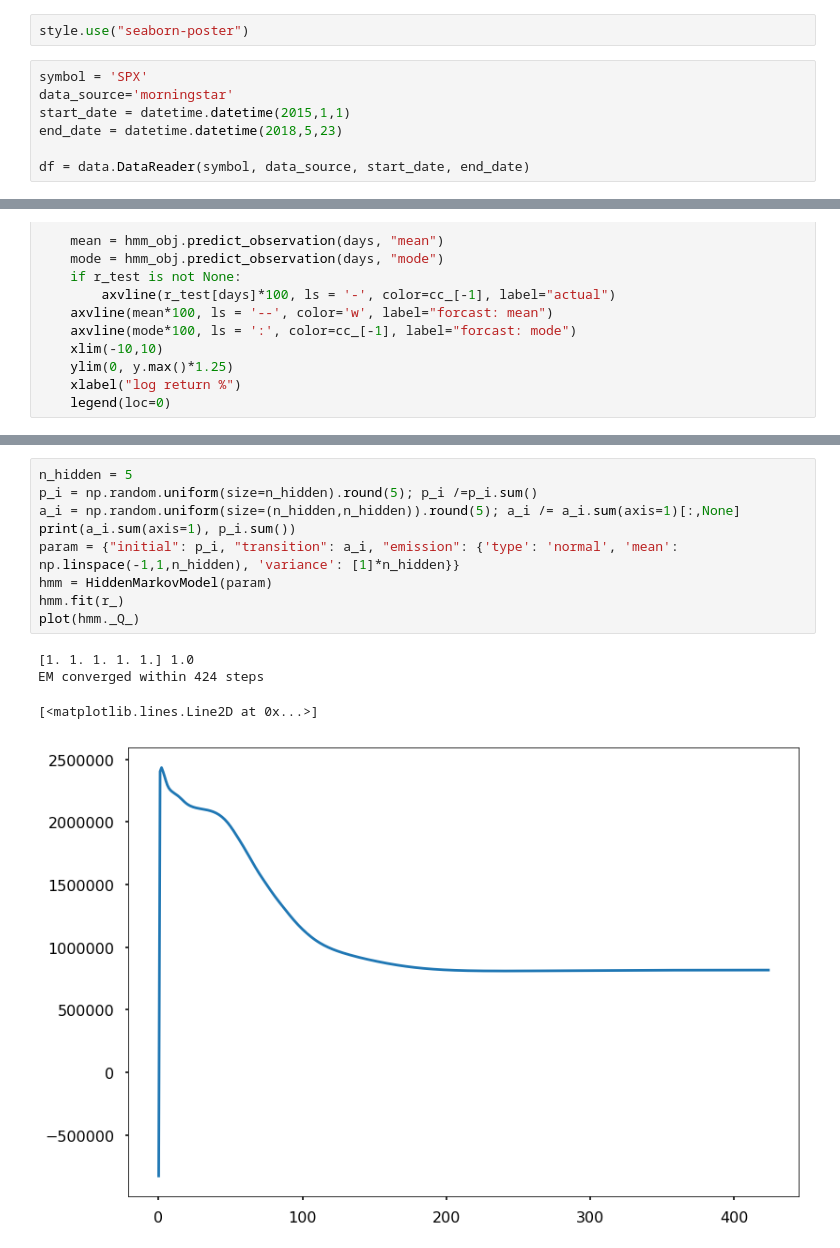
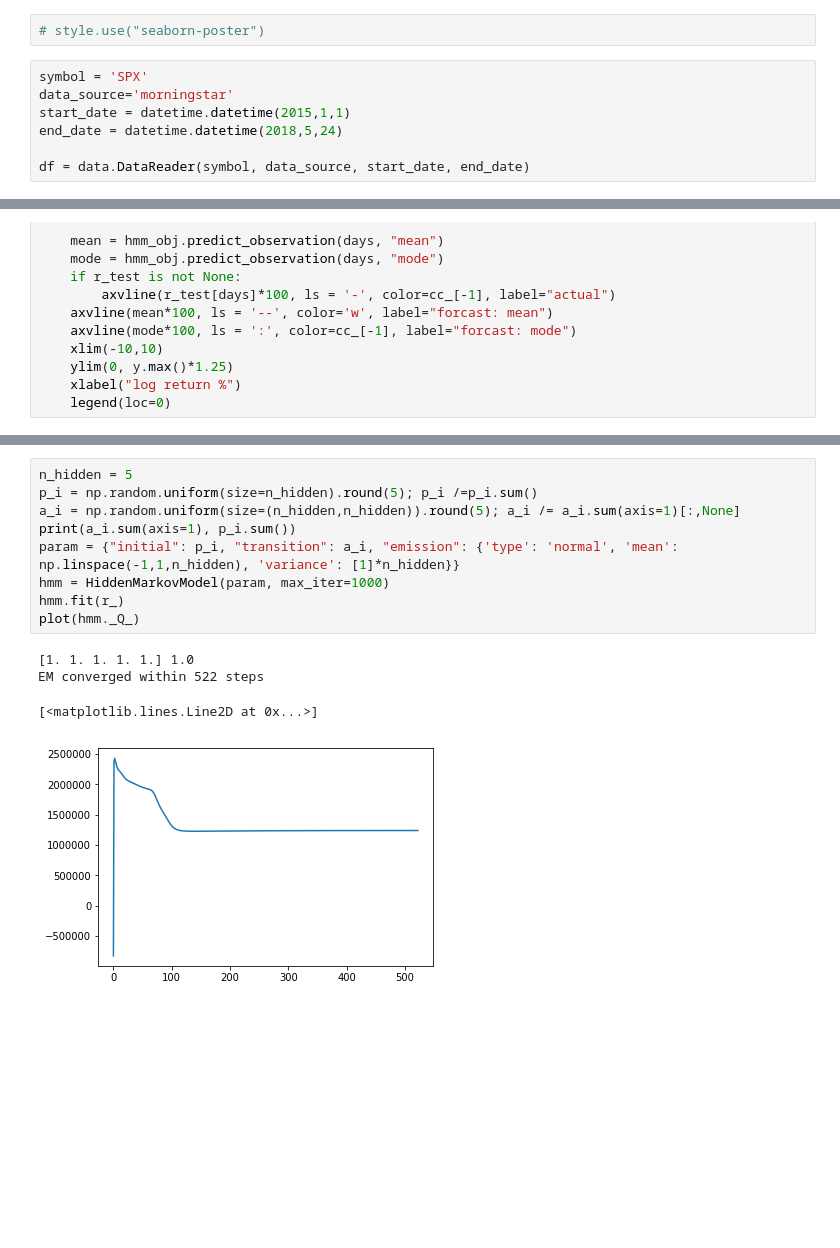
Before and after one commit to ChenchaoZhao/MachineLearningMethods, a Jupyter notebook: HMM_SP500.ipynb, the cells around one changed output, grey strips where cells are left out. Drawn from its saved outputs; the diff is of its cells as text; blank space fills up the shorter version.

```diff
--- a/HMM_SP500.ipynb
+++ b/HMM_SP500.ipynb
@@ -14,12 +14,12 @@ Populating the interactive namespace from numpy and matplotlib
 # %% [markdown]
 # Hidden Markov Model -- SP500 prediction
 # %%
-style.use("seaborn-poster")
+# style.use("seaborn-poster")
 # %%
 symbol = 'SPX'
 data_source='morningstar'
 start_date = datetime.datetime(2015,1,1)
-end_date = datetime.datetime(2018,5,23)
+end_date = datetime.datetime(2018,5,24)
 
 df = data.DataReader(symbol, data_source, start_date, end_date)
 # %%
@@ -153,17 +156,17 @@ predict_plot(70, hmm, r_test)
 # %%
 n_hidden = 5
 p_i = np.random.uniform(size=n_hidden).round(5); p_i /=p_i.sum()
 a_i = np.random.uniform(size=(n_hidden,n_hidden)).round(5); a_i /= a_i.sum(axis=1)[:,None]
 print(a_i.sum(axis=1), p_i.sum())
 param = {"initial": p_i, "transition": a_i, "emission": {'type': 'normal', 'mean': np.linspace(-1,1,n_hidden), 'variance': [1]*n_hidden}}
-hmm = HiddenMarkovModel(param)
+hmm = HiddenMarkovModel(param, max_iter=1000)
 hmm.fit(r_)
 plot(hmm._Q_)
 # %% [output]
 [1. 1. 1. 1. 1.] 1.0
-EM converged within 424 steps
+EM converged within 522 steps
 [<matplotlib.lines.Line2D at 0x...>]
-[figure, old version]
+[figure, new version]
 # %%
 z_ = []
 for p1 in hmm.posterior1:
```
Also changed, not shown: parts of 29 cells of this notebook.
